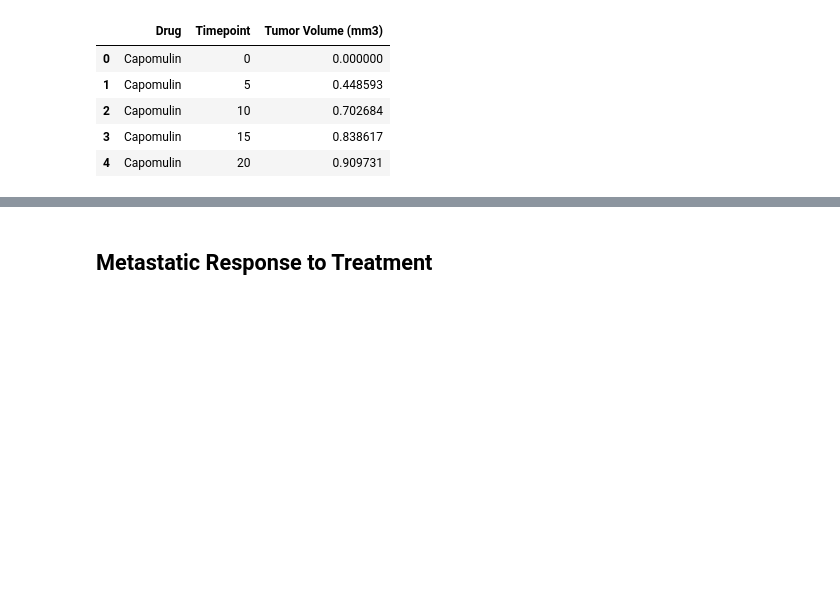
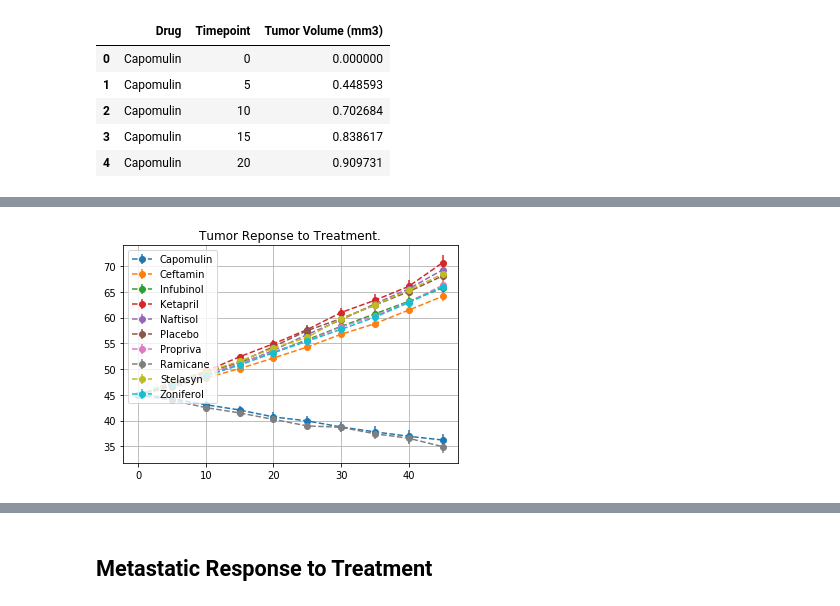
Before and after one commit to DouglasMatheny/MatplotlibHomework, a Jupyter notebook: Pymaceuticals/pymaceuticals.ipynb, the cells around one changed output, grey strips where cells are left out. Saved outputs shown, nothing was run; the diff lists cells and outputs as text; code cells hidden in the pictures; blank space fills up the shorter version.

```diff
--- a/Pymaceuticals/pymaceuticals.ipynb
+++ b/Pymaceuticals/pymaceuticals.ipynb
@@ -58,7 +72,8 @@ clinical_trial_data_to_load = "data/clinicaltrial_data.csv"
 100 rows × 3 columns
 # %%
 # Store the Standard Error of Tumor Volumes Grouped by Drug and Timepoint
-
 # Convert to DataFrame
-
+tumor_response_df2 = pd.DataFrame(clinical_trial_data_complete_gb['Tumor Volume (mm3)'].sem())
+tumor_response_df2 = tumor_response_df2.reset_index()
 # Preview DataFrame
+tumor_response_df2.head()
@@ -70,7 +92,16 @@ clinical_trial_data_to_load = "data/clinicaltrial_data.csv"
 | 2 | Capomulin | 10 | 0.702684 |
 | 3 | Capomulin | 15 | 0.838617 |
 | 4 | Capomulin | 20 | 0.909731 |
+# %%
+tumor_response_df1 = tumor_response_df1.set_index(['Timepoint'])
+tumor_response_df2 = tumor_response_df2.set_index(['Timepoint'])
 # %%
 # Minor Data Munging to Re-Format the Data Frames
+# Preview that Reformatting worked
+tumor_response_df1a = pd.DataFrame()
+tumor_response_df2a = pd.DataFrame()
+for drug in tumor_response_df1['Drug'].unique():
+    tumor_response_df1a[drug] = tumor_response_df1[tumor_response_df1['Drug']  == drug]['Tumor Volume (mm3)']
+    tumor_response_df2a[drug] = tumor_response_df2[tumor_response_df2['Drug']  == drug]['Tumor Volume (mm3)']
 
-# Preview that Reformatting worked
+tumor_response_df1a.head()
@@ -94,0 +125,27 @@ plt.show()
+# %%
+tumor_response_df1a = tumor_response_df1a.reset_index()
+#tumor_response_df2a = tumor_response_df2a.reset_index()
+# %%
+# Generate the Plot (with Error Bars)
+#Add the figure
+fig, axes = plt.subplots(1,1,sharex=True, sharey=True)
+
+#Turn on the grid
+axes.grid()
+for column in tumor_response_df1a:
+    if column != 'Timepoint':
+        axes.errorbar(x=tumor_response_df1a['Timepoint'], y=tumor_response_df1a[column], \
+                     yerr=tumor_response_df2a[column],
+                     label=column, \
+                     linestyle='dashed', marker='o'
+                     )
+
+
+# Plot title
+plt.title('Tumor Reponse to Treatment.')
+
+# # Create a legend
+plt.legend(loc='upper left' )
+plt.show()
+# %% [output]
+[figure, added]
```
Also changed, not shown: parts of 20 cells of this notebook.
